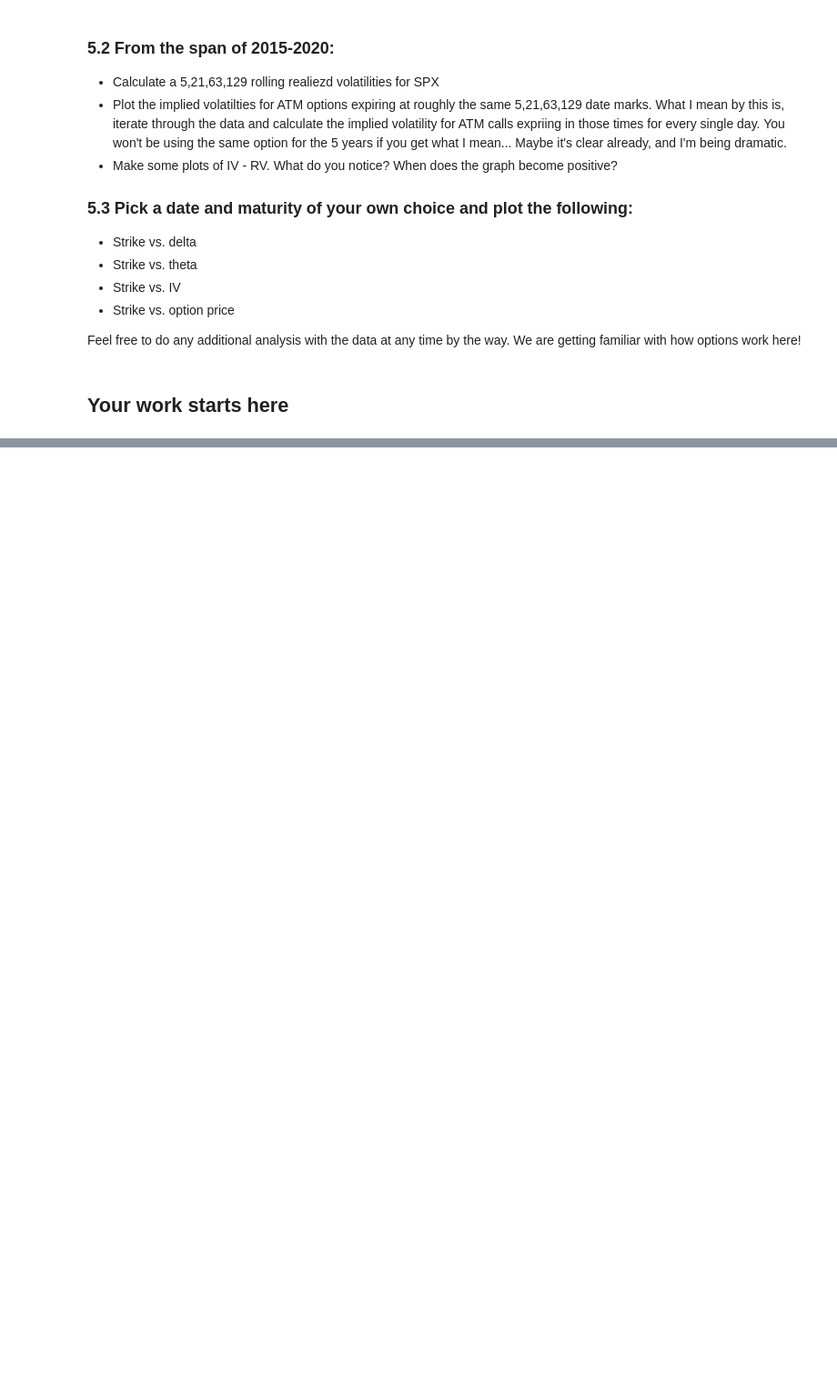
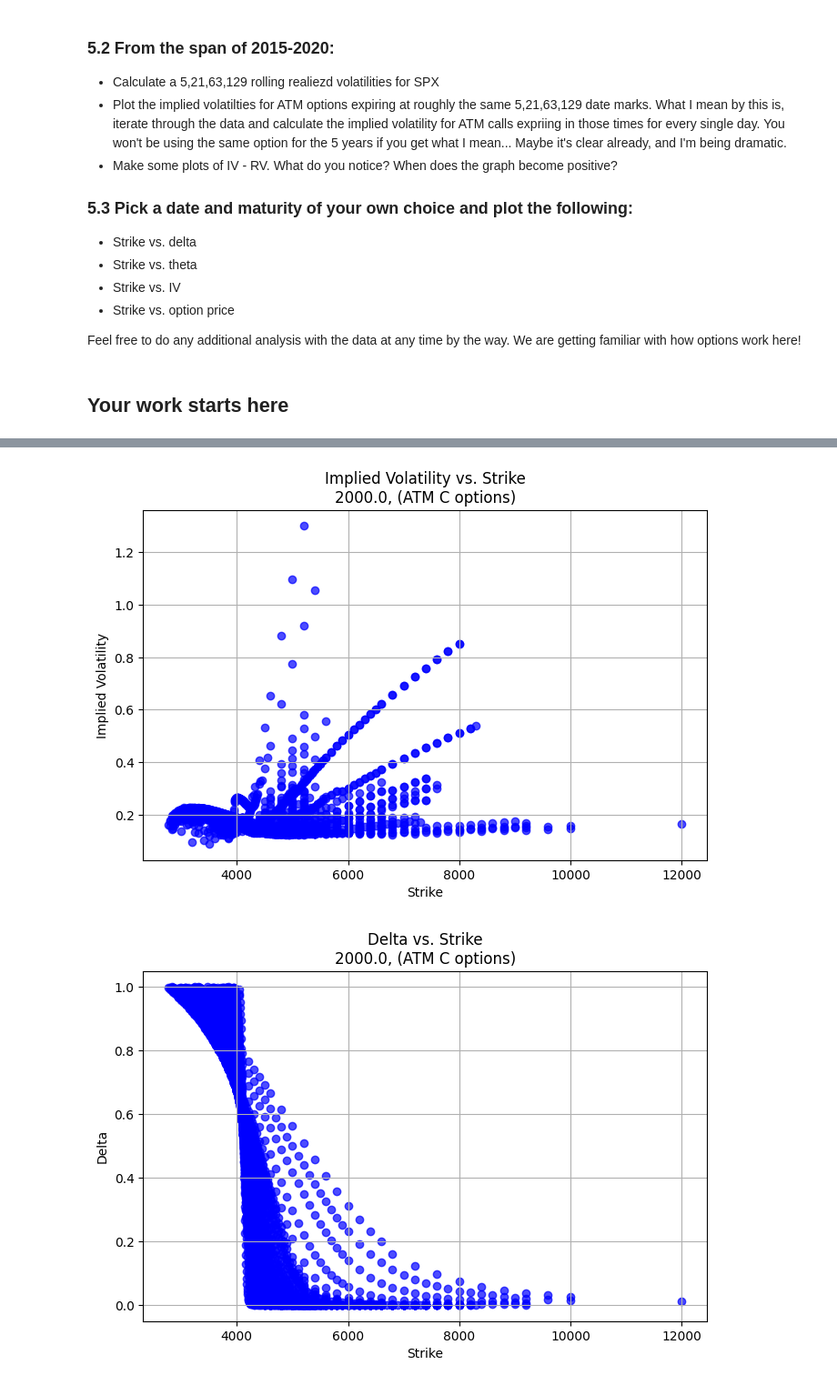
Before and after one commit to rocadidonato-hue/TAMID---Options, a Jupyter notebook: hw2.ipynb, the cells around one changed output, grey strips where cells are left out. Shown at 91% size. Drawn from its saved outputs; the diff is of its cells as text; code cells hidden in the pictures; blank space fills up the shorter version.

```diff
--- a/hw2.ipynb
+++ b/hw2.ipynb
@@ -501,0 +311,38 @@ print(df.iloc[45])
+# %%
+import matplotlib.pyplot as plt
+import pandas as pd
+
+file_name = r"C:\TAMID\OptionsData\IVYOPPRCD_202302.pkl"
+df = pd.read_pickle(file_name)
+
+DATE = pd.Timestamp("2023-02-01")
+option_type = 'C'
+
+filtered = df.loc[(df.index == DATE) & (df['CallPut'] == option_type)].copy()
+for col in ['ImpliedVolatility', 'Delta', 'Gamma', 'Theta', 'Vega']:
+    filtered = filtered[filtered[col] != -99.99]
+
+
+for col, title in metrics.items():
+    plt.figure(figsize=(8, 5))
+    if not filtered.empty and filtered['Strike'].notna().any() and filtered[col].notna().any():
+        plt.scatter(filtered['Strike'], filtered[col], color='blue', alpha=0.7)
+
+        x_min, x_max = filtered['Strike'].min(skipna=True), filtered['Strike'].max(skipna=True)
+        x_pad = (x_max - x_min) * 0.05
+        plt.xlim(x_min - x_pad, x_max + x_pad)
+
+        # y-axis padding
+        y_min, y_max = filtered[col].min(skipna=True), filtered[col].max(skipna=True)
+        y_pad = (y_max - y_min) * 0.05
+        plt.ylim(y_min - y_pad, y_max + y_pad)
+    else:
+        print("Warning: filtered DataFrame is empty or contains no valid values.")
+    plt.title(f"{title} vs. Strike\n{STRIKE}, (ATM {option_type} options)")
+    plt.xlabel("Strike")
+    plt.ylabel(title)
+    plt.grid(True)
+    plt.show()
+# %% [output]
+[figure, added]
+[figure, added]
```
Also changed, not shown: parts of 4 cells of this notebook.
